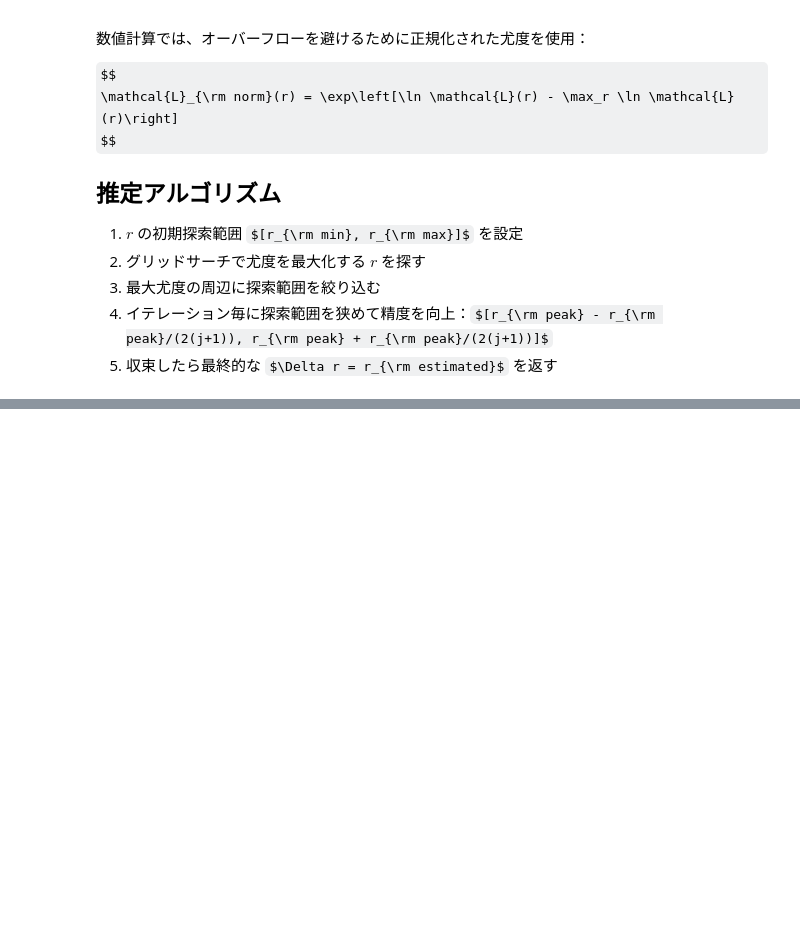
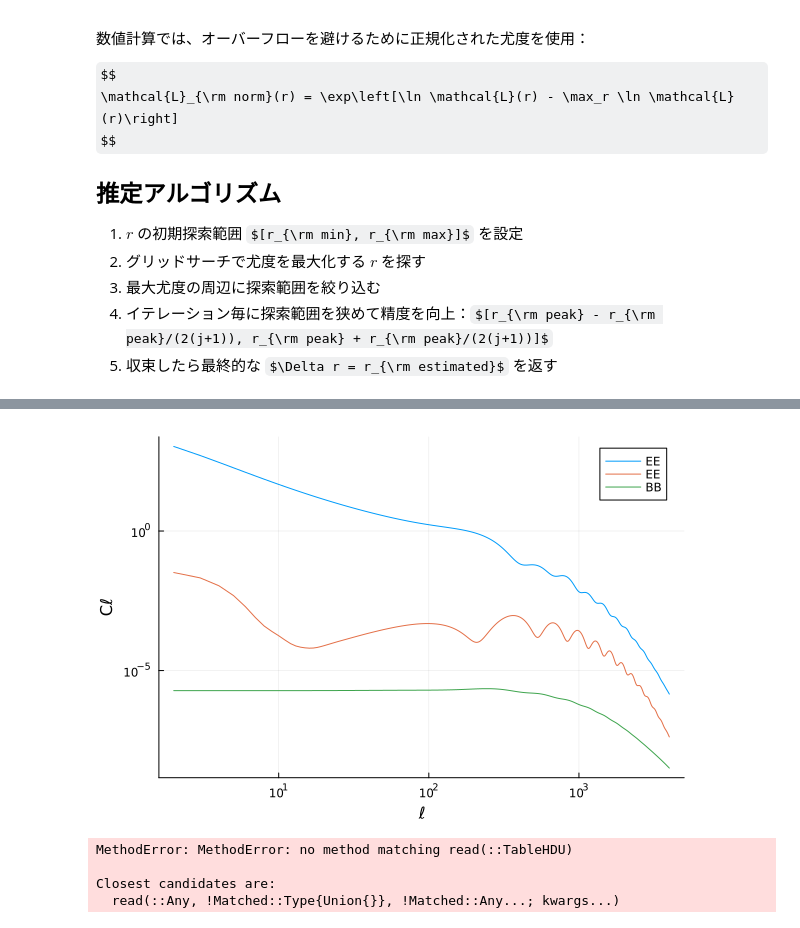
Before and after one commit to yuya-nagano-OU/r_estimator.jl, a Jupyter notebook: notebook/test.ipynb, the cells around one changed output, grey strips where cells are left out. Saved outputs shown, nothing was run; the diff lists cells and outputs as text; code cells hidden in the pictures; some formulas as TeX source; blank space fills up the shorter version.

```diff
--- a/notebook/test.ipynb
+++ b/notebook/test.ipynb
@@ -59,3 +404,40 @@ $$
+# %%
+plot(
+    xscale=:log, yscale=:log,
+    xlabel="ℓ", ylabel="Cℓ",
+    legend=:best
+)
+
+plot!(cl.ell[3:end], cl.TT[3:end], label="EE")
+plot!(cl.ell[3:end], cl.EE[3:end], label="EE")
+plot!(cl.ell[3:end], cl.BB[3:end], label="BB")
+# %% [output]
+[figure, added]
+# %%
+FITS(fname) do f
+    hdu = f[2]          # 多くは2番目（違うなら 0) の結果に合わせて変える
+    tbl = read(hdu)
+
+    # 例：ell列がある場合
+    ell = haskey(tbl, "ELL") ? tbl["ELL"] :
+          haskey(tbl, "L")   ? tbl["L"]   : collect(0:length(first(values(tbl)))-1)
+
+    # よくあるCl列名（実際は keys(tbl) を見て合わせる）
+    TT = haskey(tbl, "TEMPERATURE") ? tbl["TEMPERATURE"] : nothing
+    EE = haskey(tbl, "GRADIENT") ? tbl["GRADIENT"] : nothing
+    BB = haskey(tbl, "CURL") ? tbl["CURL"] : nothing
+    TE = haskey(tbl, "G-T") ? tbl["G-T"] : nothing
+
+    @show ell[1], ell[end]
+    if TT !== nothing
+        @show length(TT)
+    end
+end
+# %% [output]
+MethodError: MethodError: no method matching read(::TableHDU)
+
+Closest candidates are:
+  read(::Any, !Matched::Type{Union{}}, !Matched::Any...; kwargs...)
 # %%
 """ Container for BB power spectra components.
     Stores multipoles ell and the BB spectra for lensing, tensor, and systematics.
```
Also changed, not shown: parts of 30 cells of this notebook.
